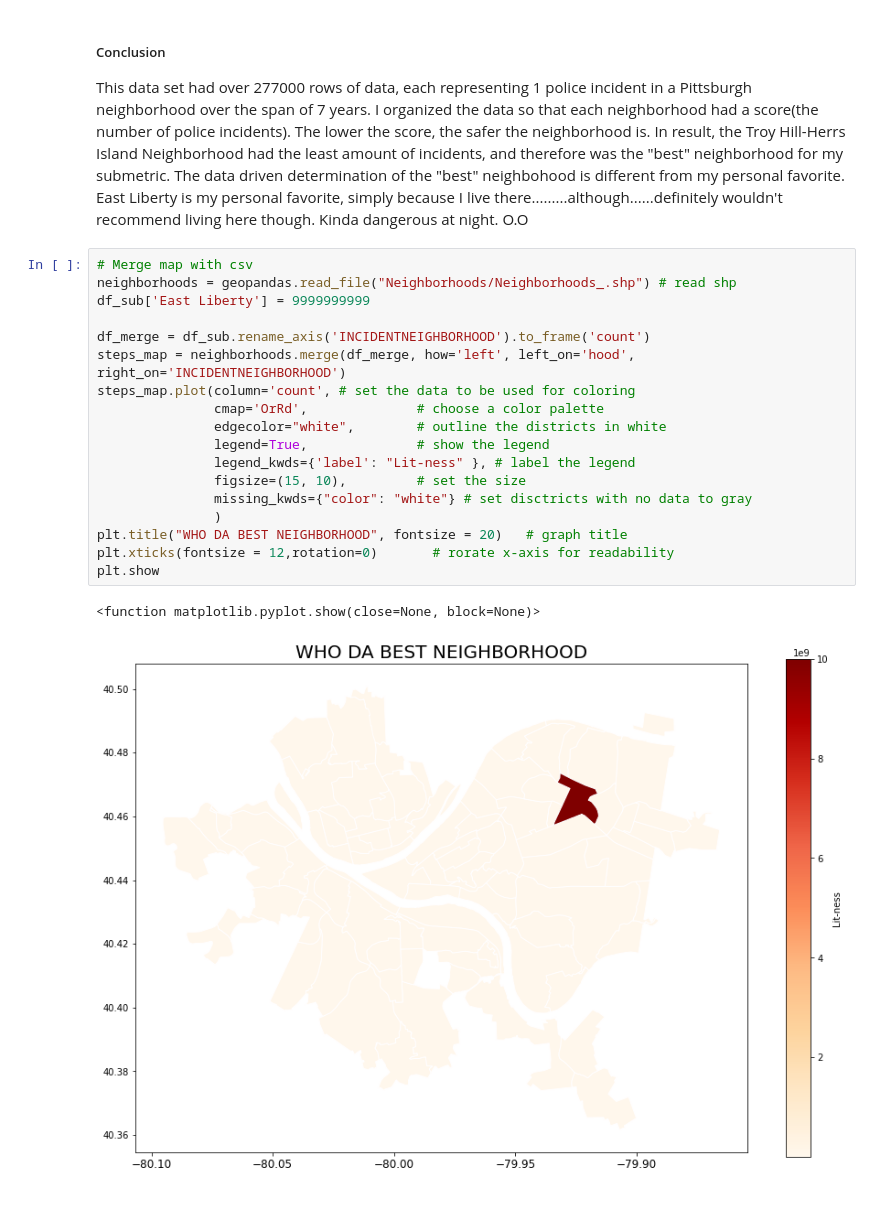
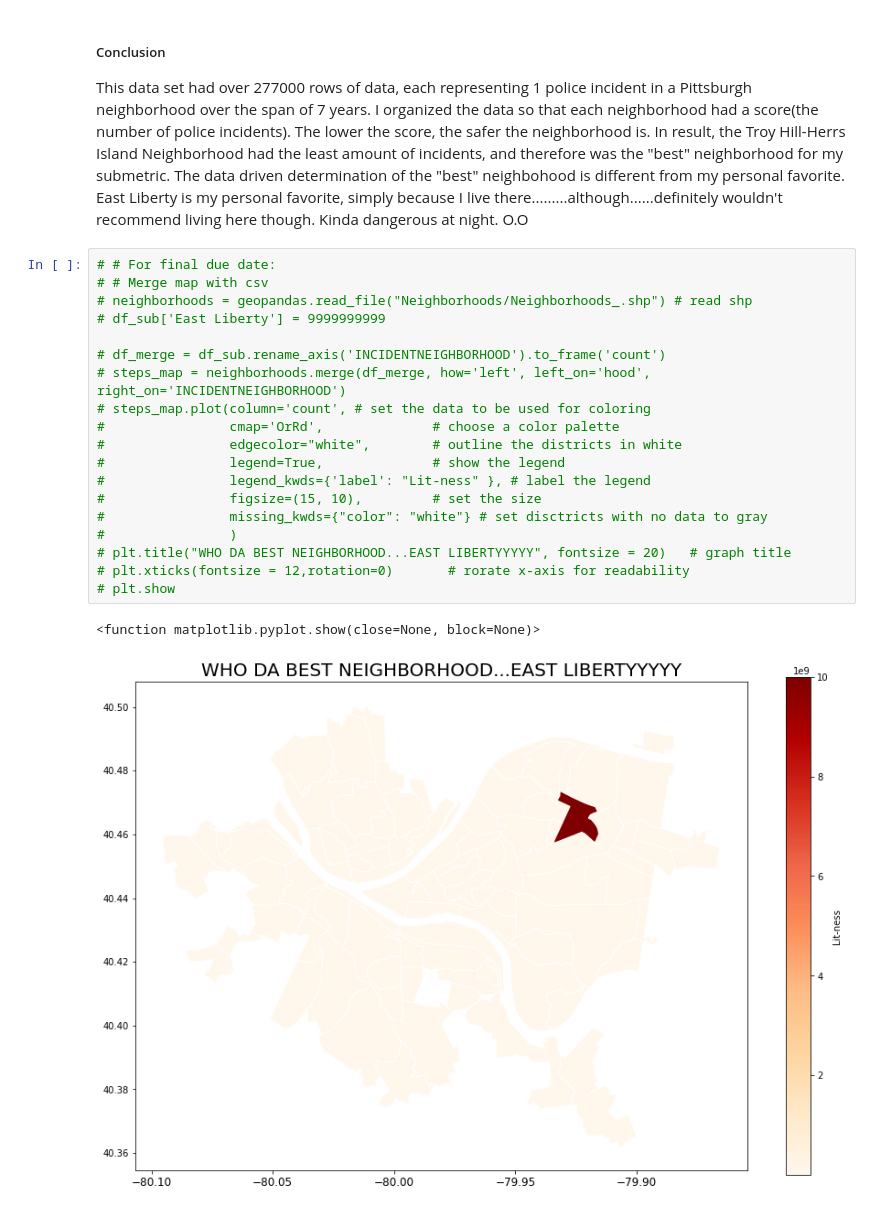
Before and after one commit to EddieTrey/CMPINF0010-Final-Project, a Jupyter notebook: Edward's Notebook/edward.ipynb, the cells around one changed output. Saved outputs shown, nothing was run; the diff lists cells and outputs as text.

```diff
--- a/Edward's Notebook/edward.ipynb
+++ b/Edward's Notebook/edward.ipynb
@@ -58,23 +58,24 @@ plt.show()                                  # show graph more cleanly
 ##### Conclusion
 This data set had over 277000 rows of data, each representing 1 police incident in a Pittsburgh neighborhood over the span of 7 years. I organized the data so that each neighborhood had a score(the number of police incidents). The lower the score, the safer the neighborhood is. In result, the Troy Hill-Herrs Island Neighborhood had the least amount of incidents, and therefore was the "best" neighborhood for my submetric. The data driven determination of the "best" neighbohood is different from my personal favorite. East Liberty is my personal favorite, simply because I live there.........although......definitely wouldn't recommend living here though. Kinda dangerous at night. O.O
 # %%
-# Merge map with csv
-neighborhoods = geopandas.read_file("Neighborhoods/Neighborhoods_.shp") # read shp
-df_sub['East Liberty'] = 9999999999
+# # For final due date:
+# # Merge map with csv
+# neighborhoods = geopandas.read_file("Neighborhoods/Neighborhoods_.shp") # read shp
+# df_sub['East Liberty'] = 9999999999
 
-df_merge = df_sub.rename_axis('INCIDENTNEIGHBORHOOD').to_frame('count')
-steps_map = neighborhoods.merge(df_merge, how='left', left_on='hood', right_on='INCIDENTNEIGHBORHOOD')
-steps_map.plot(column='count', # set the data to be used for coloring
-               cmap='OrRd',              # choose a color palette
-               edgecolor="white",        # outline the districts in white
-               legend=True,              # show the legend
-               legend_kwds={'label': "Lit-ness" }, # label the legend
-               figsize=(15, 10),         # set the size
-               missing_kwds={"color": "white"} # set disctricts with no data to gray
-               )
-plt.title("WHO DA BEST NEIGHBORHOOD", fontsize = 20)   # graph title
-plt.xticks(fontsize = 12,rotation=0)       # rorate x-axis for readability
-plt.show
+# df_merge = df_sub.rename_axis('INCIDENTNEIGHBORHOOD').to_frame('count')
+# steps_map = neighborhoods.merge(df_merge, how='left', left_on='hood', right_on='INCIDENTNEIGHBORHOOD')
+# steps_map.plot(column='count', # set the data to be used for coloring
+#                cmap='OrRd',              # choose a color palette
+#                edgecolor="white",        # outline the districts in white
+#                legend=True,              # show the legend
+#                legend_kwds={'label': "Lit-ness" }, # label the legend
+#                figsize=(15, 10),         # set the size
+#                missing_kwds={"color": "white"} # set disctricts with no data to gray
+#                )
+# plt.title("WHO DA BEST NEIGHBORHOOD...EAST LIBERTYYYYY", fontsize = 20)   # graph title
+# plt.xticks(fontsize = 12,rotation=0)       # rorate x-axis for readability
+# plt.show
 # %% [output]
 <function matplotlib.pyplot.show(close=None, block=None)>
-[figure, old version]
+[figure, new version]
```
